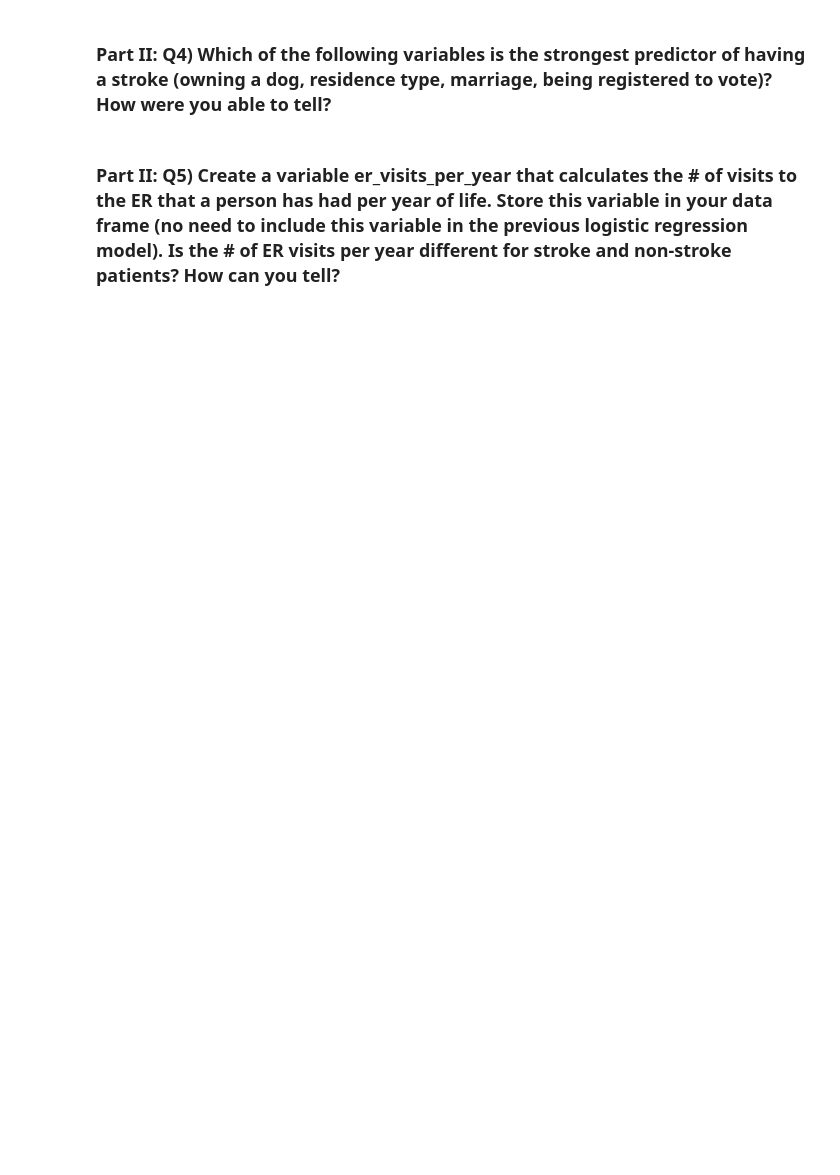
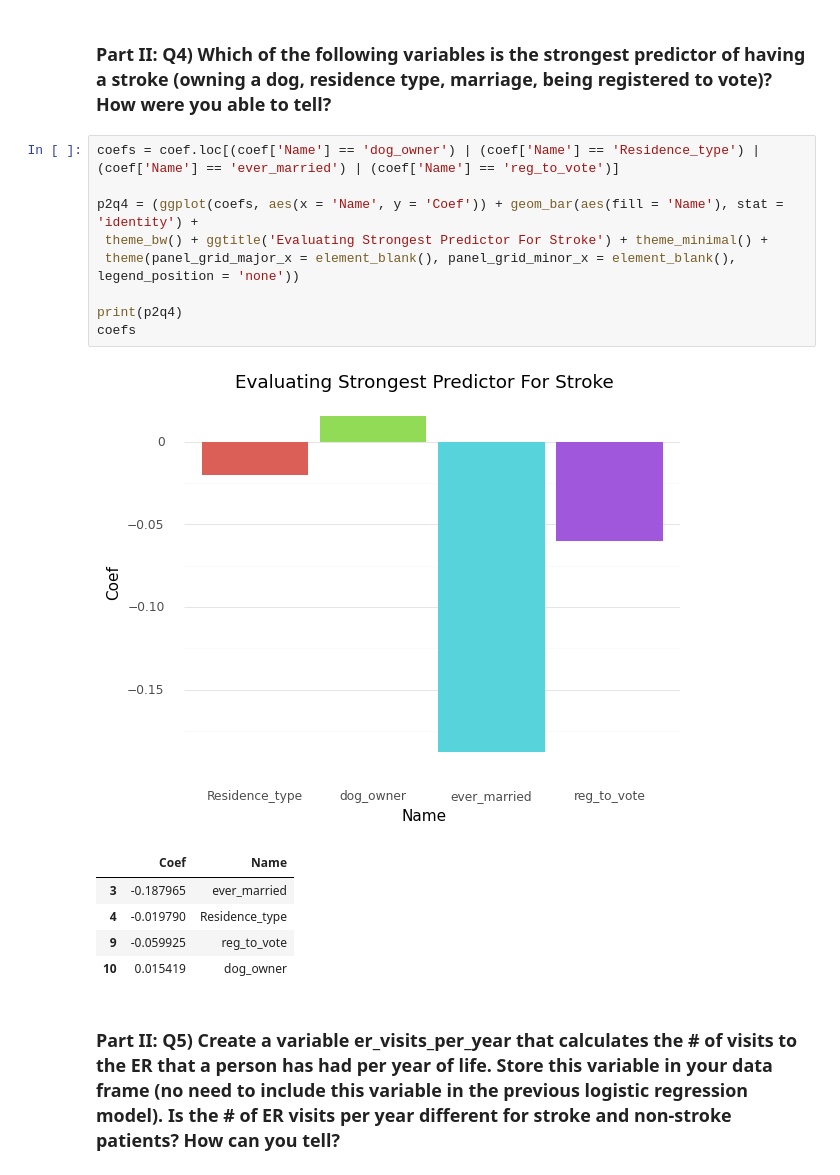
Before and after one commit to min-is/Chapman-University, a Jupyter notebook: CPSC 392 - Data Science/Projects/Min - Project 1.ipynb, the cells around one changed output. Drawn from its saved outputs; the diff is of its cells as text; blank space fills up the shorter version.

```diff
--- a/CPSC 392 - Data Science/Projects/Min - Project 1.ipynb
+++ b/CPSC 392 - Data Science/Projects/Min - Project 1.ipynb
@@ -289,4 +289,21 @@ p2q3
 # %% [markdown]
 ### Part II: Q4) Which of the following variables is the strongest predictor of having a stroke (owning a dog, residence type, marriage, being registered to vote)? How were you able to tell?
+# %%
+coefs = coef.loc[(coef['Name'] == 'dog_owner') | (coef['Name'] == 'Residence_type') |
+(coef['Name'] == 'ever_married') | (coef['Name'] == 'reg_to_vote')]
+
+p2q4 = (ggplot(coefs, aes(x = 'Name', y = 'Coef')) + geom_bar(aes(fill = 'Name'), stat = 'identity') +
+ theme_bw() + ggtitle('Evaluating Strongest Predictor For Stroke') + theme_minimal() +
+ theme(panel_grid_major_x = element_blank(), panel_grid_minor_x = element_blank(), legend_position = 'none'))
+
+print(p2q4)
+coefs
+# %% [output]
+[figure, added]
+|  | Coef | Name |
+| 3 | -0.187965 | ever_married |
+| 4 | -0.019790 | Residence_type |
+| 9 | -0.059925 | reg_to_vote |
+| 10 | 0.015419 | dog_owner |
 # %% [markdown]
 ### Part II: Q5) Create a variable er_visits_per_year that calculates the # of visits to the ER that a person has had per year of life. Store this variable in your data frame (no need to include this variable in the previous logistic regression model). Is the # of ER visits per year different for stroke and non-stroke patients? How can you tell?
```
Also changed, not shown: parts of 5 cells of this notebook, 1 other file.
